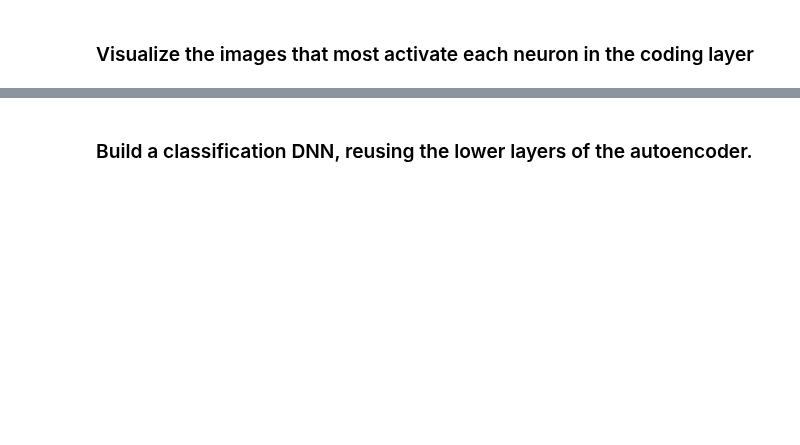
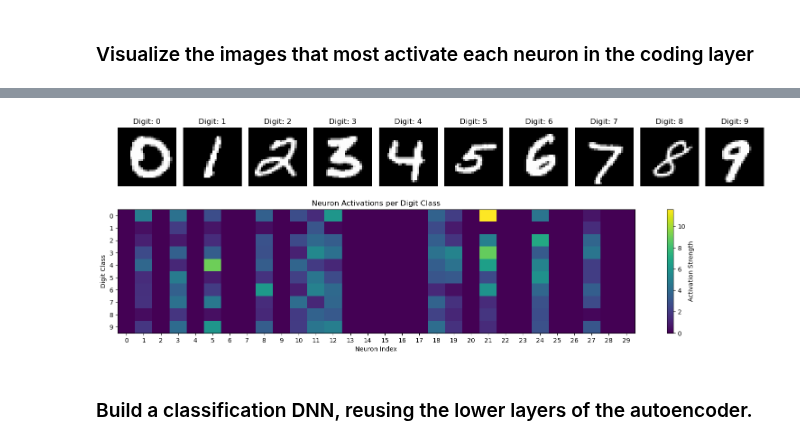
Before and after one commit to MartinRajniak/hands-on-ml-exercises, a Jupyter notebook: 17_autoencoders_gans_and_diffusion_models/10_denoising_autoencoder.ipynb, the cells around one changed output, grey strips where cells are left out. Drawn from its saved outputs; the diff is of its cells as text; code cells hidden in the pictures; blank space fills up the shorter version.

```diff
--- a/17_autoencoders_gans_and_diffusion_models/10_denoising_autoencoder.ipynb
+++ b/17_autoencoders_gans_and_diffusion_models/10_denoising_autoencoder.ipynb
@@ -161,4 +218,5 @@ def visualize_neuron_activations_per_class(encoder, x_test, y_test):
     plt.tight_layout()
     plt.show()
 # %%
-visualize_neuron_activations_per_class(dropout_encoder, X_test, y_test)
+visualize_neuron_activations_per_class(encoder, X_test, y_test)
+# %% [output]
@@ -165,3 +224,4 @@ visualize_neuron_activations_per_class(dropout_encoder, X_test, y_test)
+[figure, added]
 # %% [markdown]
 ### Build a classification DNN, reusing the lower layers of the autoencoder.
 # %%
```
Also changed, not shown: parts of 49 cells of this notebook.
